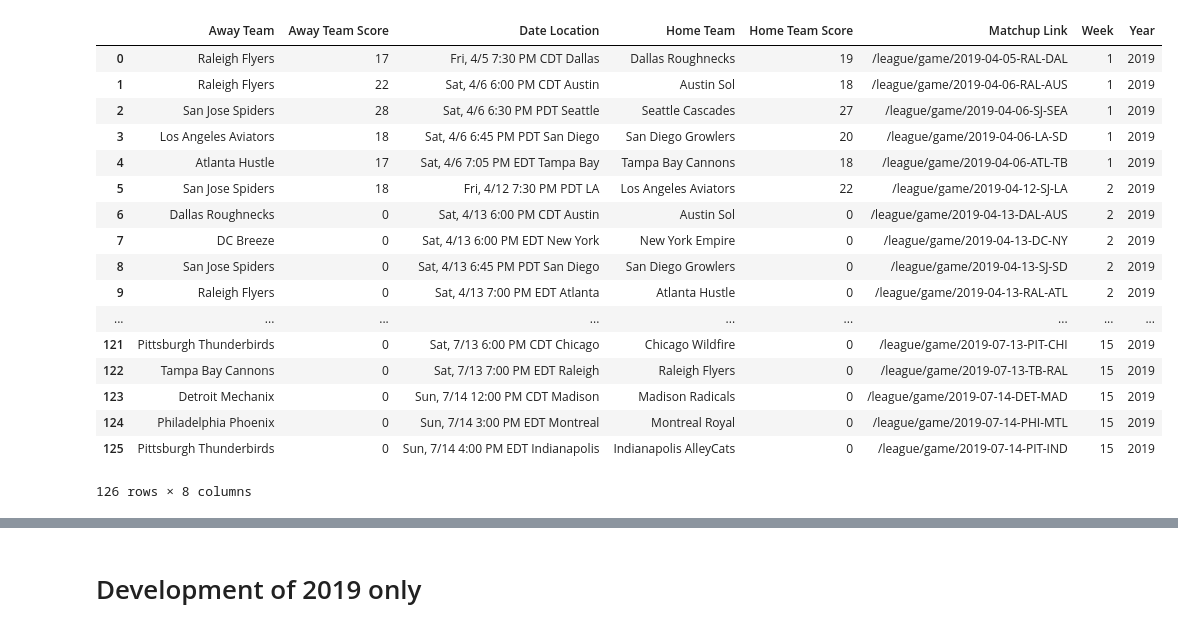
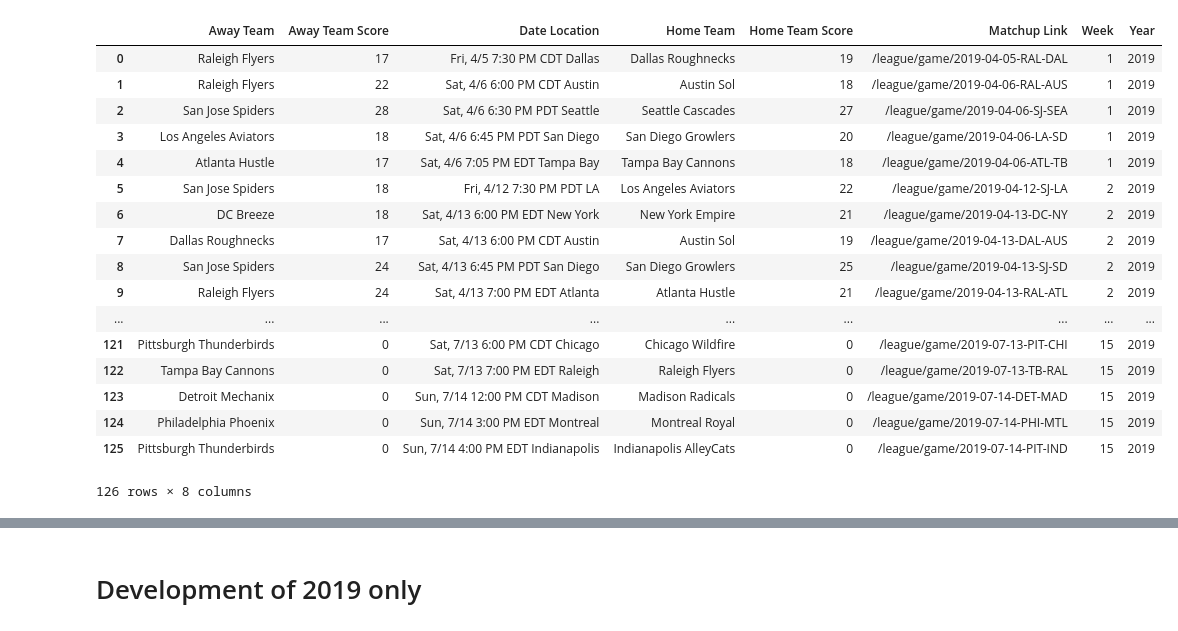
Before and after one commit to dfiorino/ultianalyticspull, a Jupyter notebook: notebooks/development/02-dwf-get-schedule.ipynb, the cells around one changed output, grey strips where cells are left out. Drawn from its saved outputs; the diff is of its cells as text; code cells hidden in the pictures.

Commit message:
Get games

```diff
--- a/notebooks/development/02-dwf-get-schedule.ipynb
+++ b/notebooks/development/02-dwf-get-schedule.ipynb
@@ -10,38 +10,38 @@ for week_no in range(1,16):
 
     url = f'https://theaudl.com/league/schedule/week-{week_no}'
     result = requests.get(url)
 
     soup = BeautifulSoup(result.text,'lxml')
 
     matchup_links = [i.find_all('a')[0].attrs['href'] for i in soup.find_all('span',attrs={'class':'audl-schedule-gc-link'})]
     start_times_places = [i.text for i in soup.find_all('span',attrs={'class':'audl-schedule-start-time-text'})]
 
     scores = [i.text for i in soup.find_all('td',attrs={'class':"audl-schedule-team-score"})]
     team_names = [i.text for i in soup.find_all('td',attrs={'class':"audl-schedule-team-name"})]
     score_pairs = [(i,j) for i,j in zip(scores[::2],scores[1::2])]
     team_name_pairs = [(i,j) for i,j in zip(team_names[::2],team_names[1::2])]
 
     somelist+=[{'Year':2019,'Week':week_no,
                 'Matchup Link':mul,'Date Location':stp,
                 'Home Team':hm,'Away Team':aw,
                 'Home Team Score':hms,'Away Team Score':aws
                 } for mul,stp,(aws,hms),(aw,hm) in zip(matchup_links, start_times_places,score_pairs,team_name_pairs)]
 
 audl_sched = pd.DataFrame(somelist)
-audl_sched.to_csv('../../data/teams/schedule.csv')
+audl_sched.to_csv('../../data/supplemental/schedule.csv')
 audl_sched
 # %% [output]
 |  | Away Team | Away Team Score | Date Location | Home Team | Home Team Score | Matchup Link | Week | Year |
 | 0 | Raleigh Flyers | 17 | Fri, 4/5 7:30 PM CDT Dallas | Dallas Roughnecks | 19 | /league/game/2019-04-05-RAL-DAL | 1 | 2019 |
 | 1 | Raleigh Flyers | 22 | Sat, 4/6 6:00 PM CDT Austin | Austin Sol | 18 | /league/game/2019-04-06-RAL-AUS | 1 | 2019 |
 | 2 | San Jose Spiders | 28 | Sat, 4/6 6:30 PM PDT Seattle | Seattle Cascades | 27 | /league/game/2019-04-06-SJ-SEA | 1 | 2019 |
 | 3 | Los Angeles Aviators | 18 | Sat, 4/6 6:45 PM PDT San Diego | San Diego Growlers | 20 | /league/game/2019-04-06-LA-SD | 1 | 2019 |
 | 4 | Atlanta Hustle | 17 | Sat, 4/6 7:05 PM EDT Tampa Bay | Tampa Bay Cannons | 18 | /league/game/2019-04-06-ATL-TB | 1 | 2019 |
 | 5 | San Jose Spiders | 18 | Fri, 4/12 7:30 PM PDT LA | Los Angeles Aviators | 22 | /league/game/2019-04-12-SJ-LA | 2 | 2019 |
-| 6 | Dallas Roughnecks | 0 | Sat, 4/13 6:00 PM CDT Austin | Austin Sol | 0 | /league/game/2019-04-13-DAL-AUS | 2 | 2019 |
-| 7 | DC Breeze | 0 | Sat, 4/13 6:00 PM EDT New York | New York Empire | 0 | /league/game/2019-04-13-DC-NY | 2 | 2019 |
-| 8 | San Jose Spiders | 0 | Sat, 4/13 6:45 PM PDT San Diego | San Diego Growlers | 0 | /league/game/2019-04-13-SJ-SD | 2 | 2019 |
-| 9 | Raleigh Flyers | 0 | Sat, 4/13 7:00 PM EDT Atlanta | Atlanta Hustle | 0 | /league/game/2019-04-13-RAL-ATL | 2 | 2019 |
+| 6 | DC Breeze | 18 | Sat, 4/13 6:00 PM EDT New York | New York Empire | 21 | /league/game/2019-04-13-DC-NY | 2 | 2019 |
+| 7 | Dallas Roughnecks | 17 | Sat, 4/13 6:00 PM CDT Austin | Austin Sol | 19 | /league/game/2019-04-13-DAL-AUS | 2 | 2019 |
+| 8 | San Jose Spiders | 24 | Sat, 4/13 6:45 PM PDT San Diego | San Diego Growlers | 25 | /league/game/2019-04-13-SJ-SD | 2 | 2019 |
+| 9 | Raleigh Flyers | 24 | Sat, 4/13 7:00 PM EDT Atlanta | Atlanta Hustle | 21 | /league/game/2019-04-13-RAL-ATL | 2 | 2019 |
 | ... | ... | ... | ... | ... | ... | ... | ... | ... |
 | 121 | Pittsburgh Thunderbirds | 0 | Sat, 7/13 6:00 PM CDT Chicago | Chicago Wildfire | 0 | /league/game/2019-07-13-PIT-CHI | 15 | 2019 |
 | 122 | Tampa Bay Cannons | 0 | Sat, 7/13 7:00 PM EDT Raleigh | Raleigh Flyers | 0 | /league/game/2019-07-13-TB-RAL | 15 | 2019 |
```
Also changed, not shown: parts of 12 cells of this notebook, 1 other file.
